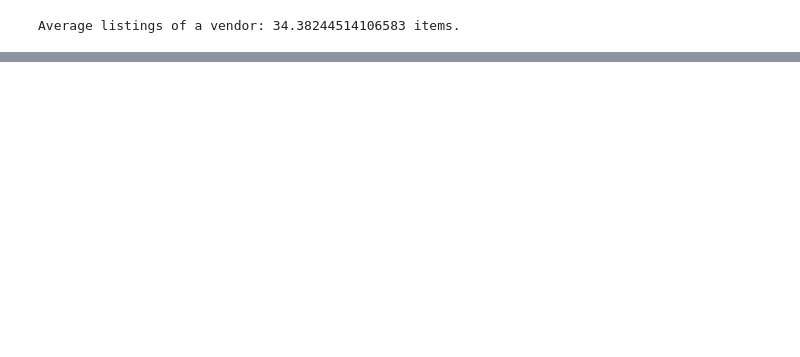
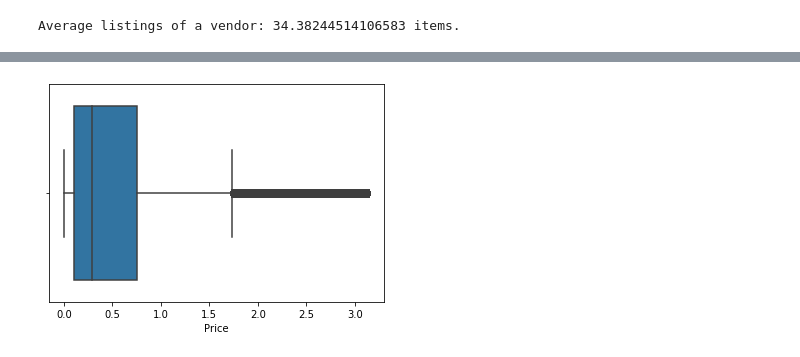
Before and after one commit to kobilvovsky/Data-Science-Project, a Jupyter notebook: Project Darknet Marketplace.ipynb, the cells around one changed output, grey strips where cells are left out. Drawn from its saved outputs; the diff is of its cells as text; code cells hidden in the pictures; blank space fills up the shorter version.

```diff
--- a/Project Darknet Marketplace.ipynb
+++ b/Project Darknet Marketplace.ipynb
@@ -73,0 +136,15 @@ sns.countplot(y=df.loc[df.Vendor.isin(df["Origin"].value_counts().index[0:30]),"
+# %%
+#Finding outliers and replacing them with NaN's
+Q1 =  np.percentile(df.Price, 25)
+Q3 =  np.percentile(df.Price, 75)
+IQR = Q3-Q1
+
+outliers = df[(df.Price< Q1-1.5*IQR) | (df.Price> Q3+1.5*IQR)]
+
+for p in outliers.index:
+    df.loc[df.index == p, ['Price']] = np.nan
+
+#Viewing the outliers using boxplot
+price_outliers = sns.boxplot(df.Price)
+# %% [output]
+[figure, added]
```
Also changed, not shown: parts of 6 cells of this notebook.
